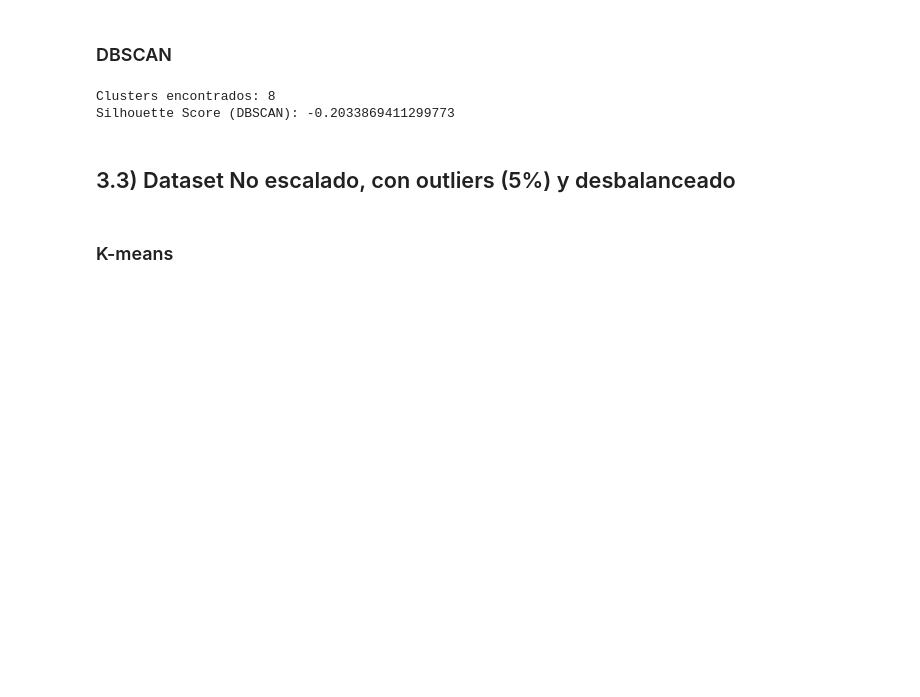
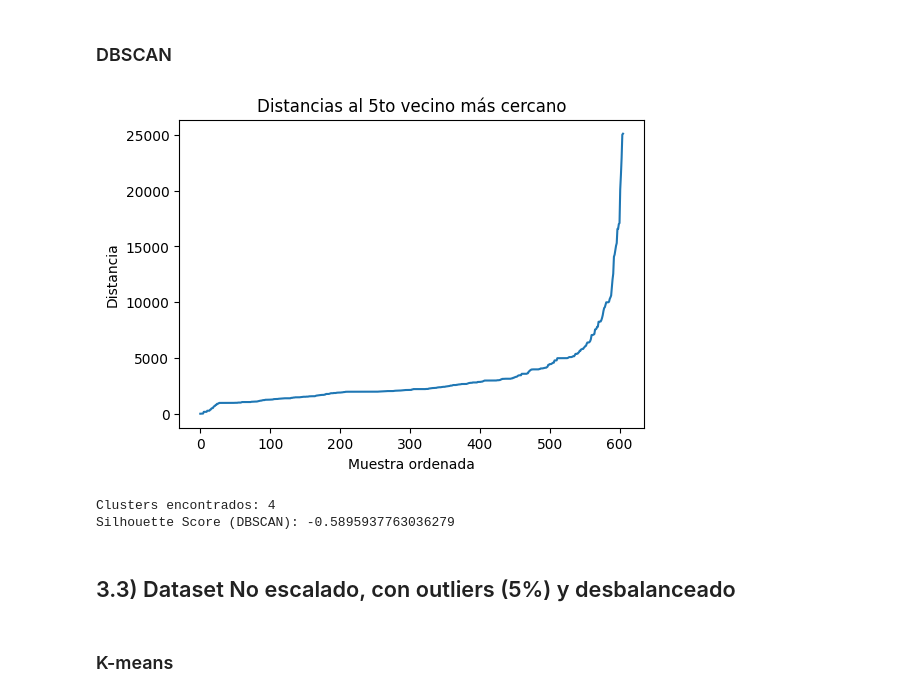
Before and after one commit to segomezz/Practica2-IA, a Jupyter notebook: Práctica_2.ipynb, the cells around one changed output. Saved outputs shown, nothing was run; the diff lists cells and outputs as text; code cells hidden in the pictures; blank space fills up the shorter version.

```diff
--- a/Práctica_2.ipynb
+++ b/Práctica_2.ipynb
@@ -361,7 +370,14 @@ Silhouette Score: 0.09624840481028052
 # %% [markdown]
 ### DBSCAN
+# %%
+X = datasets['2'].drop(columns='loan_status')
+
+# Ejecutar la función para visualizar el codo
+estimate_epsilon(X)
+# %% [output]
+[figure, added]
 # %%
-db2 = DBSCAN(eps=1.56, min_samples=5)
+db2 = DBSCAN(eps=600, min_samples=5)
 labels_dbscan2 = db2.fit_predict(X)
 
 # -1 indica "ruido"
@@ -378,8 +394,8 @@ resultados_no_supervisado.append({
     'Silhouette_DBSCAN': silhouette_DBSCAN2
 })
 # %% [output]
-Clusters encontrados: 8
-Silhouette Score (DBSCAN): -0.2033869411299773
+Clusters encontrados: 4
+Silhouette Score (DBSCAN): -0.5895937763036279
 # %% [markdown]
 ## 3.3) Dataset No escalado, con outliers (5%) y desbalanceado
 # %% [markdown]
```
Also changed, not shown: parts of 28 cells of this notebook.
